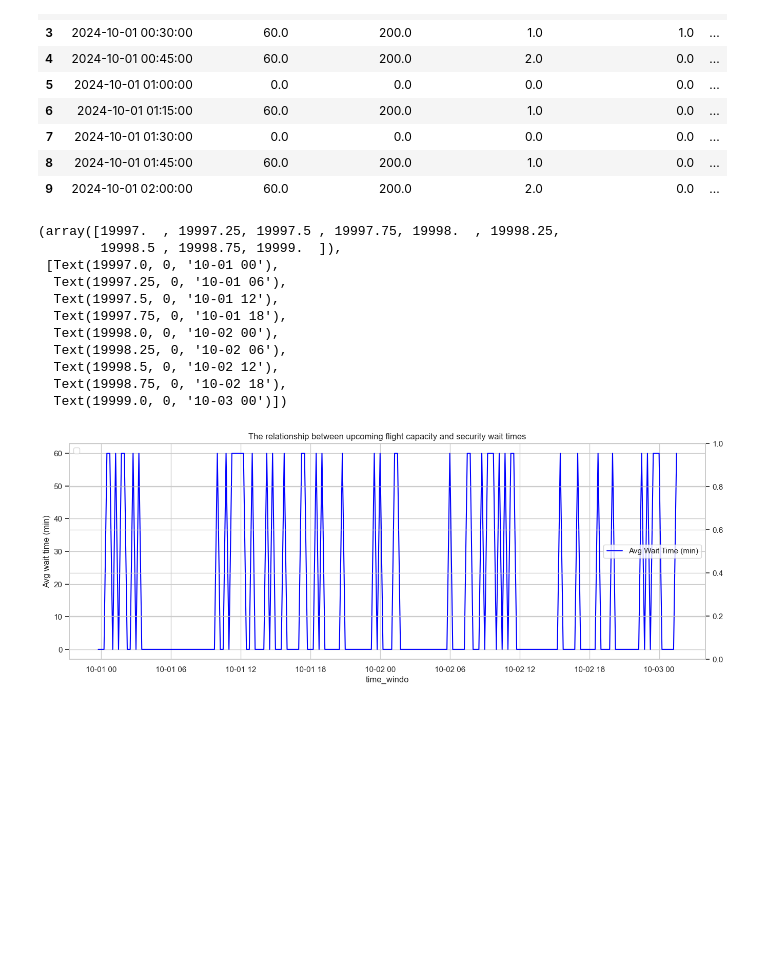
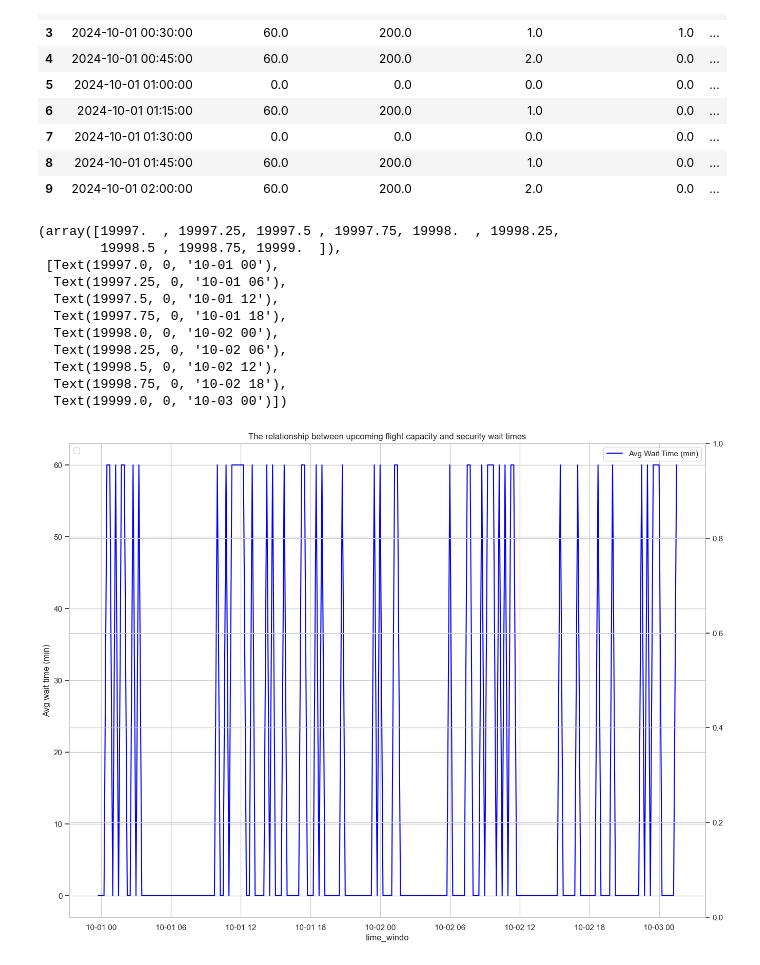
Before and after one commit to DavidBala06/Passenger_Flow_Predictor, a Jupyter notebook: notebooks/data_audit.ipynb, the cells around one changed output. Saved outputs shown, nothing was run; the diff lists cells and outputs as text; code cells hidden in the pictures; blank space fills up the shorter version.

```diff
--- a/notebooks/data_audit.ipynb
+++ b/notebooks/data_audit.ipynb
@@ -246,30 +246,30 @@ MASTER TIMELINE READY
 # %%
 import matplotlib.pyplot as plt
 import seaborn as sns
 
 sns.set_theme(style = "whitegrid")
 plt.figure(figsize=(16,12))
 
-plt.subplot(2,1,1)
+
 ax1 = plt.gca()
 ax2 = ax1.twinx()
 
 sns.lineplot(data = master_df.head(200), x = "time_window", y = "avg_wait_time", ax = ax1, label = "Avg Wait Time (min)", color = "blue")
 ax1.set_title("The relationship between upcoming flight capacity and security wait times")
 ax1.set_xlabel("time_windo")
 ax1.set_ylabel("Avg wait time (min)")
 plt.legend(loc ="upper left")
 plt.xticks(rotation = 45)
 # %% [output]
 (array([19997.  , 19997.25, 19997.5 , 19997.75, 19998.  , 19998.25,
         19998.5 , 19998.75, 19999.  ]),
  [Text(19997.0, 0, '10-01 00'),
   Text(19997.25, 0, '10-01 06'),
   Text(19997.5, 0, '10-01 12'),
   Text(19997.75, 0, '10-01 18'),
   Text(19998.0, 0, '10-02 00'),
   Text(19998.25, 0, '10-02 06'),
   Text(19998.5, 0, '10-02 12'),
   Text(19998.75, 0, '10-02 18'),
   Text(19999.0, 0, '10-03 00')])
-[figure, old version]
+[figure, new version]
```
Also changed, not shown: parts of 1 cell of this notebook.
